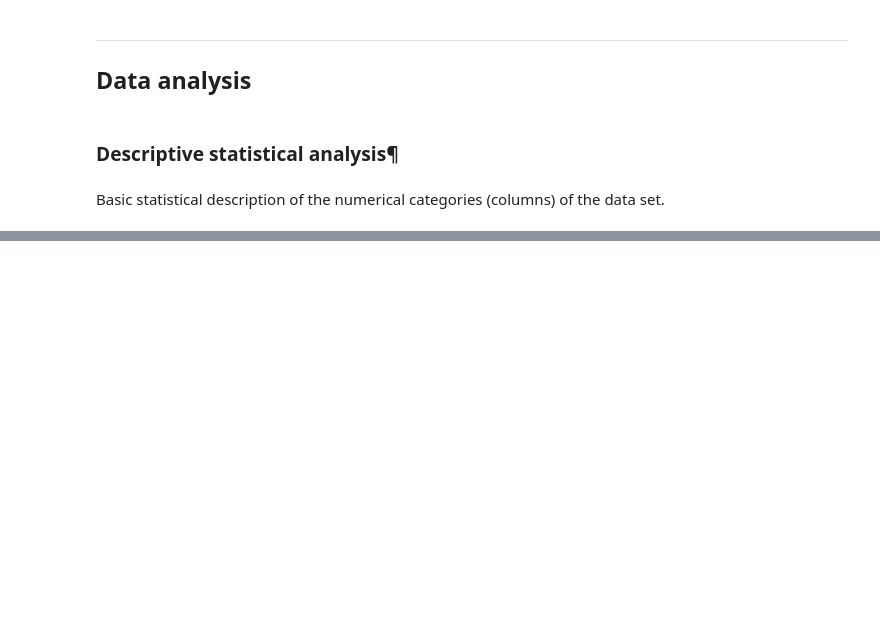
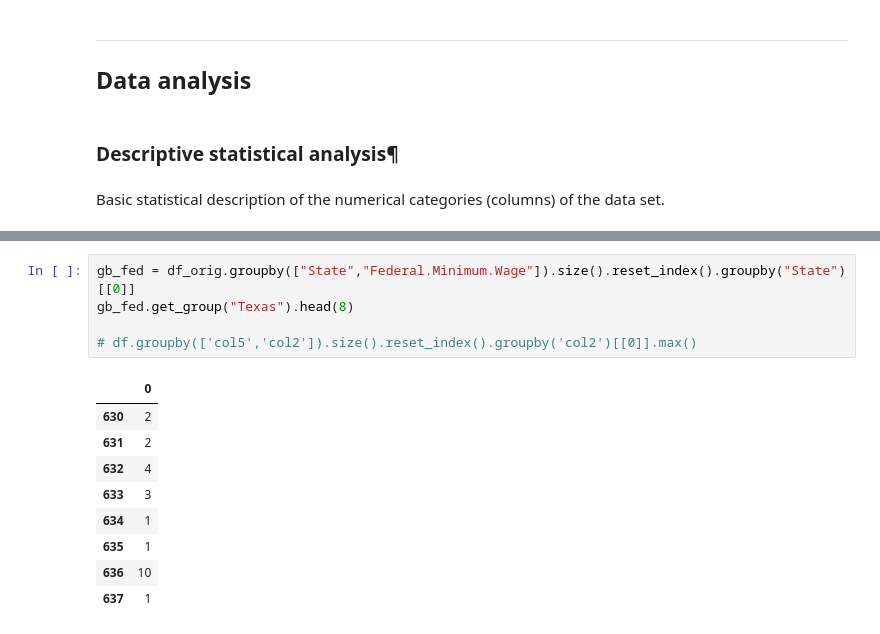
Before and after one commit to andkoc001/ML_projects, a Jupyter notebook: pandas_grupby.ipynb, the cells around one changed output, grey strips where cells are left out. Drawn from its saved outputs; the diff is of its cells as text; blank space fills up the shorter version.

```diff
--- a/pandas_grupby.ipynb
+++ b/pandas_grupby.ipynb
@@ -103,0 +121,15 @@ df_orig.describe()
+# %%
+gb_fed = df_orig.groupby(["State","Federal.Minimum.Wage"]).size().reset_index().groupby("State")[[0]]
+gb_fed.get_group("Texas").head(8)
+
+# df.groupby(['col5','col2']).size().reset_index().groupby('col2')[[0]].max()
+# %% [output]
+|  | 0 |
+| 630 | 2 |
+| 631 | 2 |
+| 632 | 4 |
+| 633 | 3 |
+| 634 | 1 |
+| 635 | 1 |
+| 636 | 10 |
+| 637 | 1 |
```
Also changed, not shown: parts of 2 cells of this notebook.
